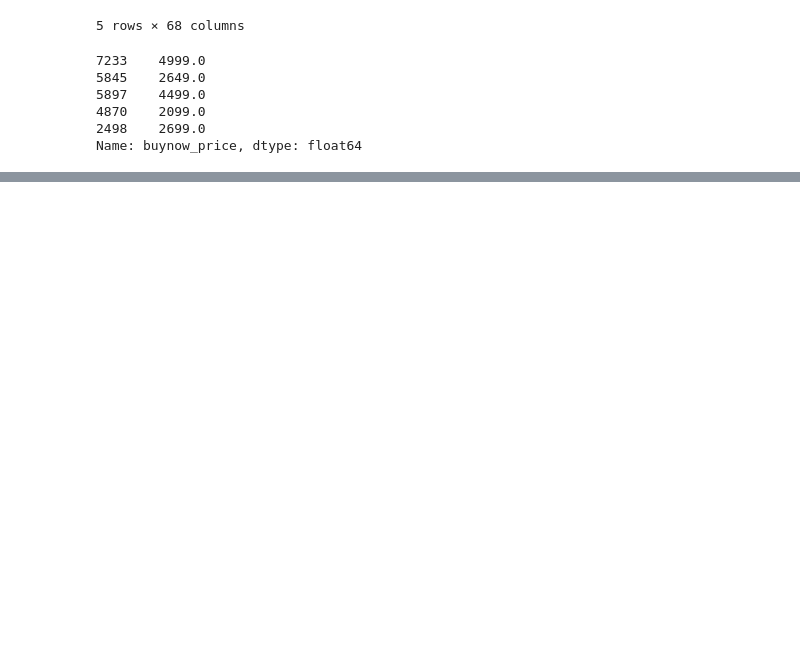
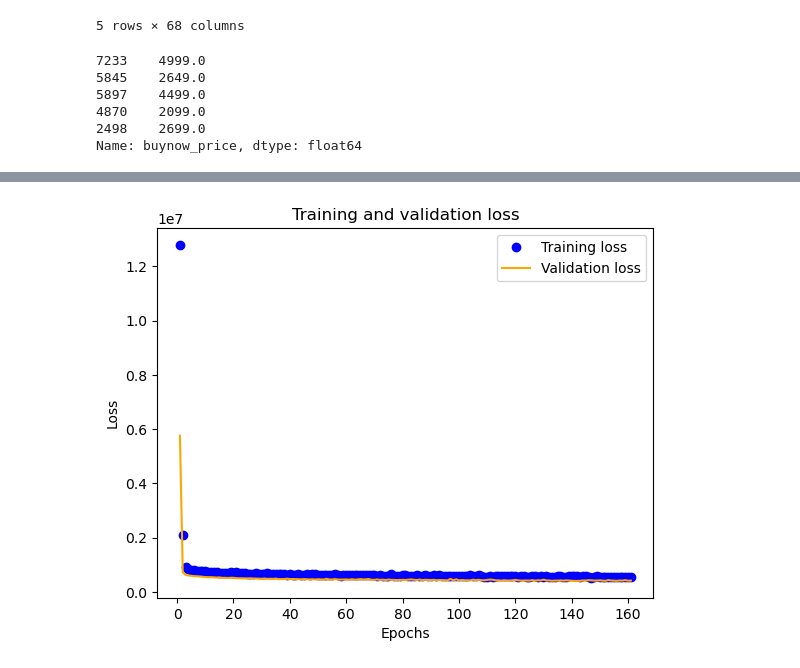
Before and after one commit to CHANDUKOLUSU/Laptop-Price-Prediction-using-ML-DL, a Jupyter notebook: Laptop Price Prediction.ipynb, the cells around one changed output, grey strips where cells are left out. Cells and saved outputs as stored; diff of their text form; code cells hidden in the pictures; blank space fills up the shorter version.

Commit message:
Deep Learning Model

```diff
--- a/Laptop Price Prediction.ipynb
+++ b/Laptop Price Prediction.ipynb
@@ -408,0 +611,5 @@ Name: buynow_price, dtype: float64
+# %%
+# applying standard scaler to normalize the data
+maxabs_scaler = MaxAbsScaler()
+X_train = standard_scaler.fit_transform(X_train)
+X_test = standard_scaler.transform(X_test)
@@ -408,0 +652,23 @@ Name: buynow_price, dtype: float64
+# %%
+# compiling the model
+model.compile(optimizer='rmsprop', loss='mse', metrics=['mae'])
+# %%
+# defining early stopping callback
+es = EarlyStopping(monitor='val_loss',
+                   mode='min',
+                   patience=20, # you can choose a big value!
+                   restore_best_weights = True) # don't forget this! otherwise it's potentially suboptimal weights
+# %%
+# fitting the model
+
+# Setting seed for reproducibility
+np.random.seed(964)
+tf.random.set_seed(964)
+
+history = model.fit(X_train, y_train,
+                    validation_data = (X_test, y_test),
+                    callbacks=[es],
+                    epochs=6000,
+                    batch_size=32,
+                    shuffle=True,
+                    verbose=1)
@@ -408,0 +693,16 @@ Name: buynow_price, dtype: float64
+# %%
+# plotting the training and validation accuracy by epoch
+plt.clf()
+history_dict = history.history
+loss_values = history_dict['loss']
+val_loss_values = history_dict['val_loss']
+epochs = range(1, len(loss_values) + 1)
+plt.plot(epochs, loss_values, 'bo', label='Training loss')
+plt.plot(epochs, val_loss_values, 'orange', label='Validation loss')
+plt.title('Training and validation loss')
+plt.xlabel('Epochs')
+plt.ylabel('Loss')
+plt.legend()
+plt.show()
+# %% [output]
+[figure, added]
```
Also changed, not shown: parts of 26 cells of this notebook.
